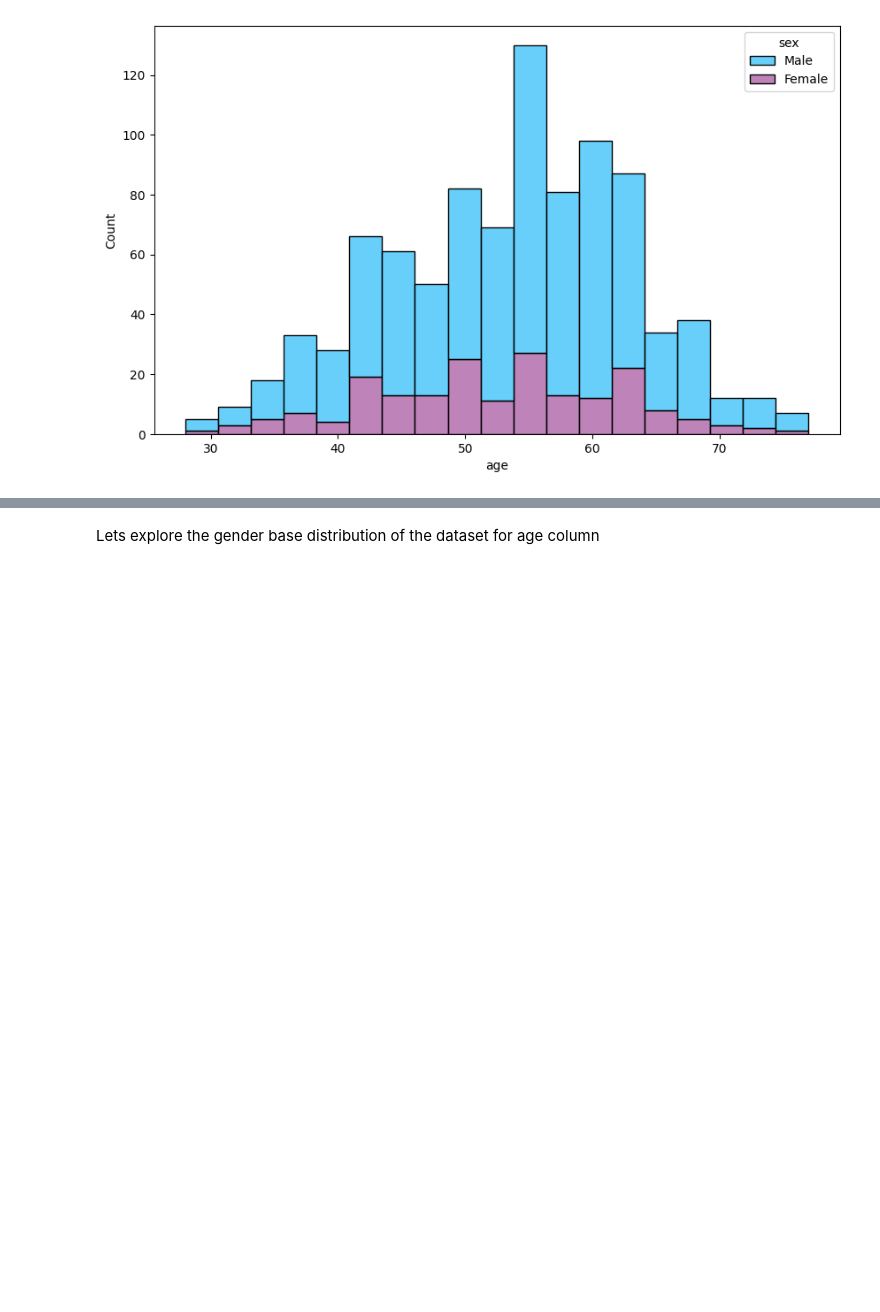
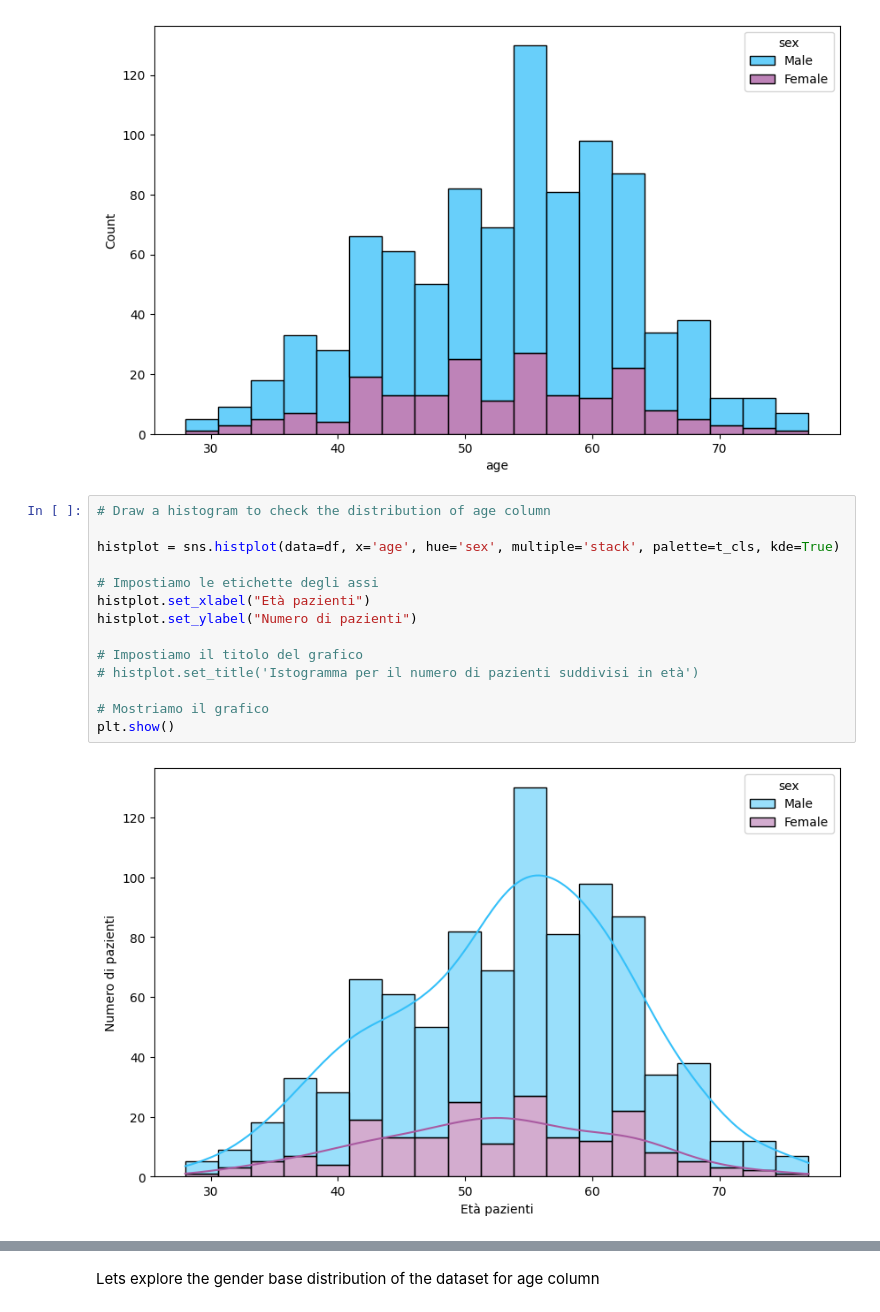
Before and after one commit to mattiaise/scientific-visualization, a Jupyter notebook: tiaHeart.ipynb, the cells around one changed output, grey strips where cells are left out. Saved outputs shown, nothing was run; the diff lists cells and outputs as text; blank space fills up the shorter version.

Commit message:
add plot

```diff
--- a/tiaHeart.ipynb
+++ b/tiaHeart.ipynb
@@ -30,3 +30,19 @@ sns.histplot(data=df, x='age', hue='sex', multiple='stack', palette=t_cls)
 plt.show()
 # %% [output]
 [figure]
+# %%
+# Draw a histogram to check the distribution of age column
+
+histplot = sns.histplot(data=df, x='age', hue='sex', multiple='stack', palette=t_cls, kde=True)
+
+# Impostiamo le etichette degli assi
+histplot.set_xlabel("Età pazienti")
+histplot.set_ylabel("Numero di pazienti")
+
+# Impostiamo il titolo del grafico
+# histplot.set_title('Istogramma per il numero di pazienti suddivisi in età')
+
+# Mostriamo il grafico
+plt.show()
+# %% [output]
+[figure, added]
```
Also changed, not shown: parts of 1 cell of this notebook, 1 other file.
